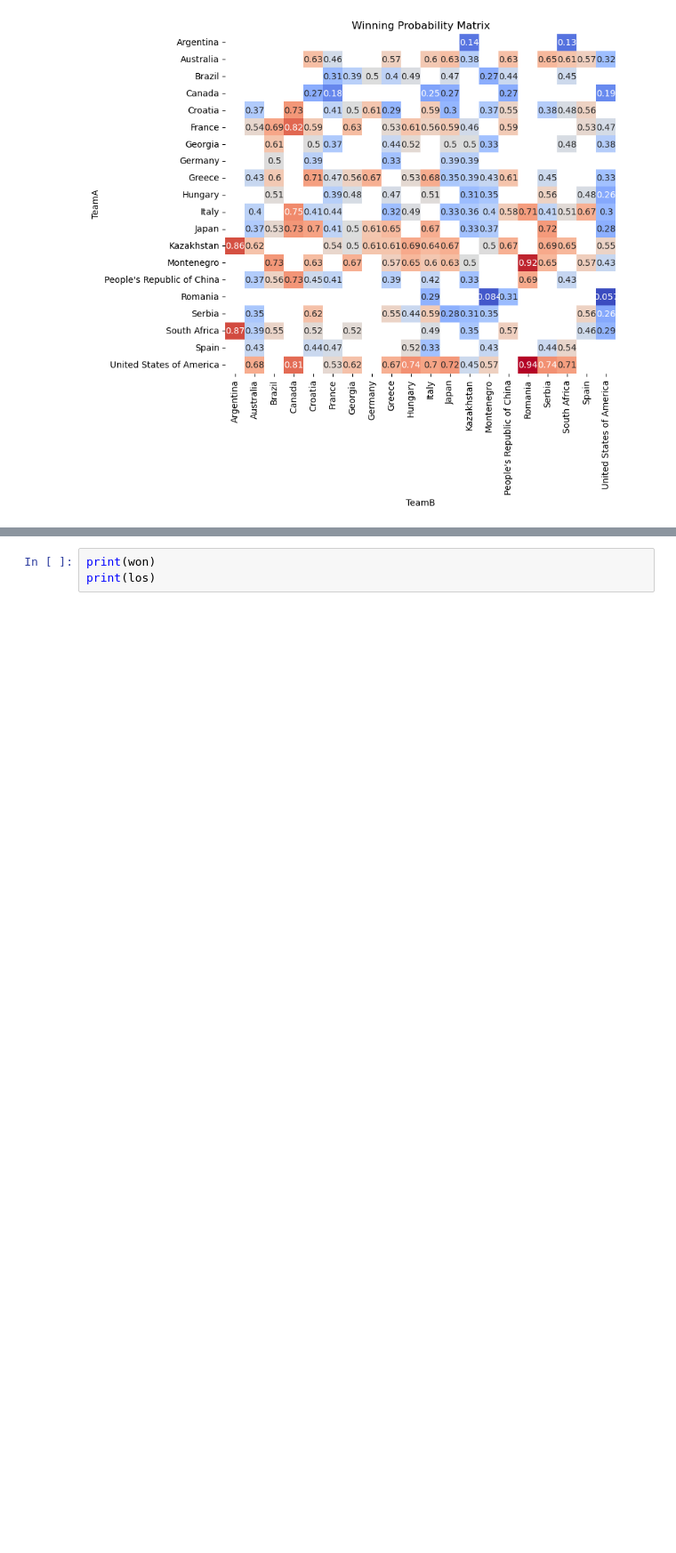
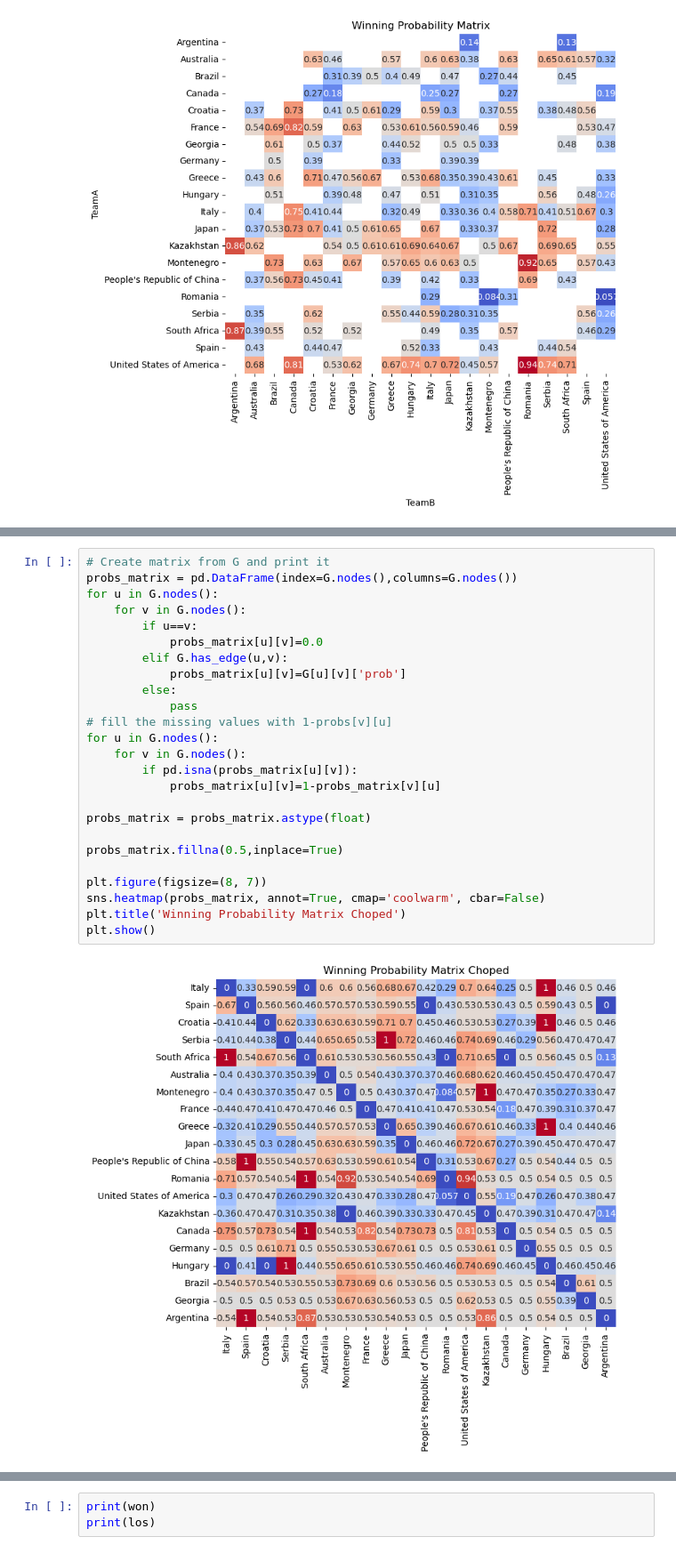
Before and after one commit to Leonardo16AM/Paris-2024-Water-Polo-Forecast, a Jupyter notebook: Experiments.ipynb, the cells around one changed output, grey strips where cells are left out. Shown at 89% size. Drawn from its saved outputs; the diff is of its cells as text; blank space fills up the shorter version.

```diff
--- a/Experiments.ipynb
+++ b/Experiments.ipynb
@@ -211,0 +292,27 @@ plt.show()
+# %%
+# Create matrix from G and print it
+probs_matrix = pd.DataFrame(index=G.nodes(),columns=G.nodes())
+for u in G.nodes():
+    for v in G.nodes():
+        if u==v:
+            probs_matrix[u][v]=0.0
+        elif G.has_edge(u,v):
+            probs_matrix[u][v]=G[u][v]['prob']
+        else:
+            pass
+# fill the missing values with 1-probs[v][u]
+for u in G.nodes():
+    for v in G.nodes():
+        if pd.isna(probs_matrix[u][v]):
+            probs_matrix[u][v]=1-probs_matrix[v][u]
+
+probs_matrix = probs_matrix.astype(float)
+
+probs_matrix.fillna(0.5,inplace=True)
+
+plt.figure(figsize=(8, 7))
+sns.heatmap(probs_matrix, annot=True, cmap='coolwarm', cbar=False)
+plt.title('Winning Probability Matrix Choped')
+plt.show()
+# %% [output]
+[figure, added]
```
Also changed, not shown: parts of 14 cells of this notebook, 2 other files.
